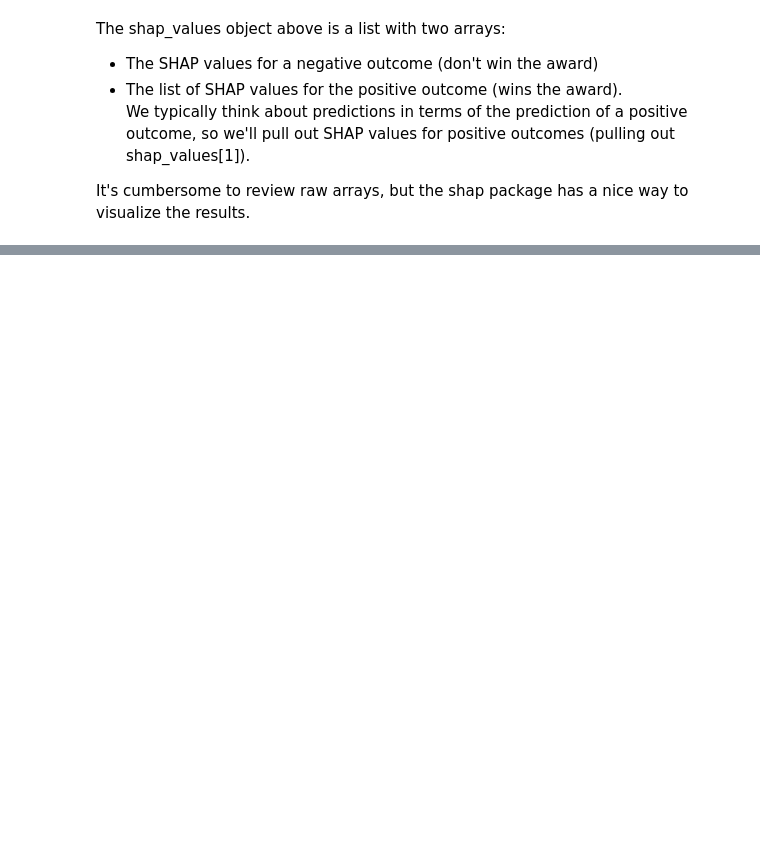
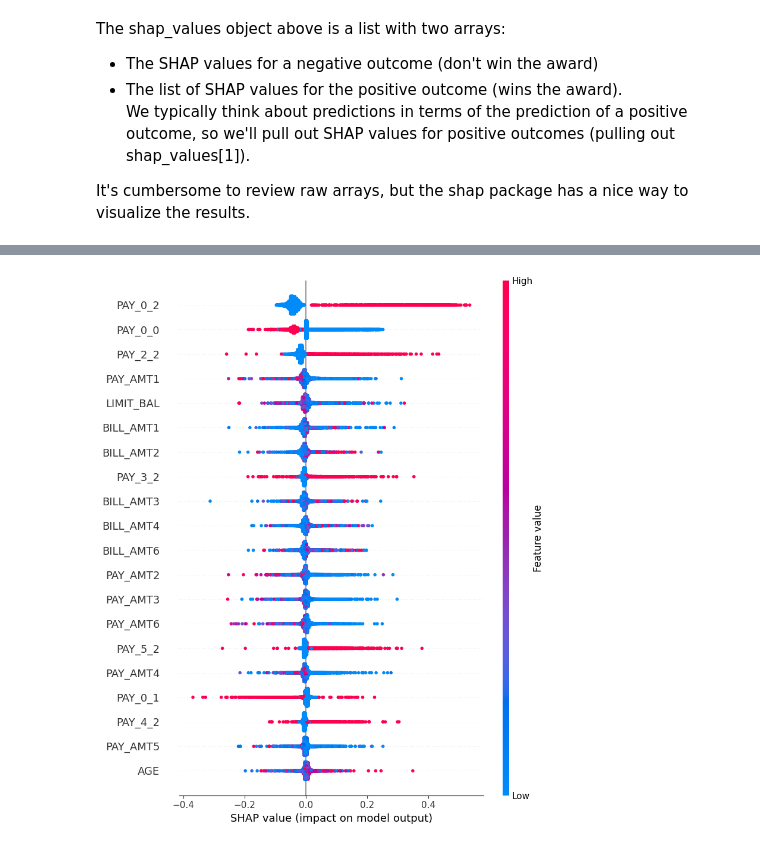
Before and after one commit to Moh-Sarem/Tutorials, a Jupyter notebook: Feature_importance_V2.ipynb, the cells around one changed output, grey strips where cells are left out. Drawn from its saved outputs; the diff is of its cells as text; code cells hidden in the pictures; blank space fills up the shorter version.

```diff
--- a/Feature_importance_V2.ipynb
+++ b/Feature_importance_V2.ipynb
@@ -517,0 +442,4 @@ shap.plots.scatter(shap_values)
+# %%
+shap.summary_plot(shap_values)
+# %% [output]
+[figure, added]
```
Also changed, not shown: parts of 15 cells of this notebook.
